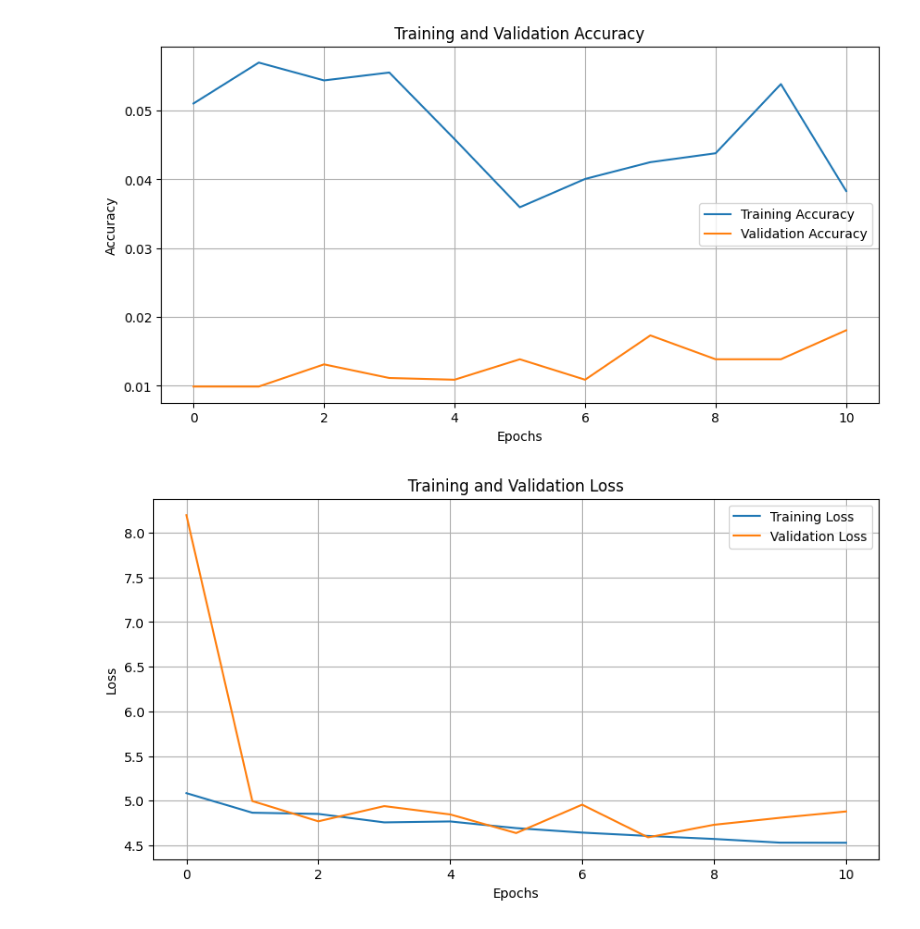
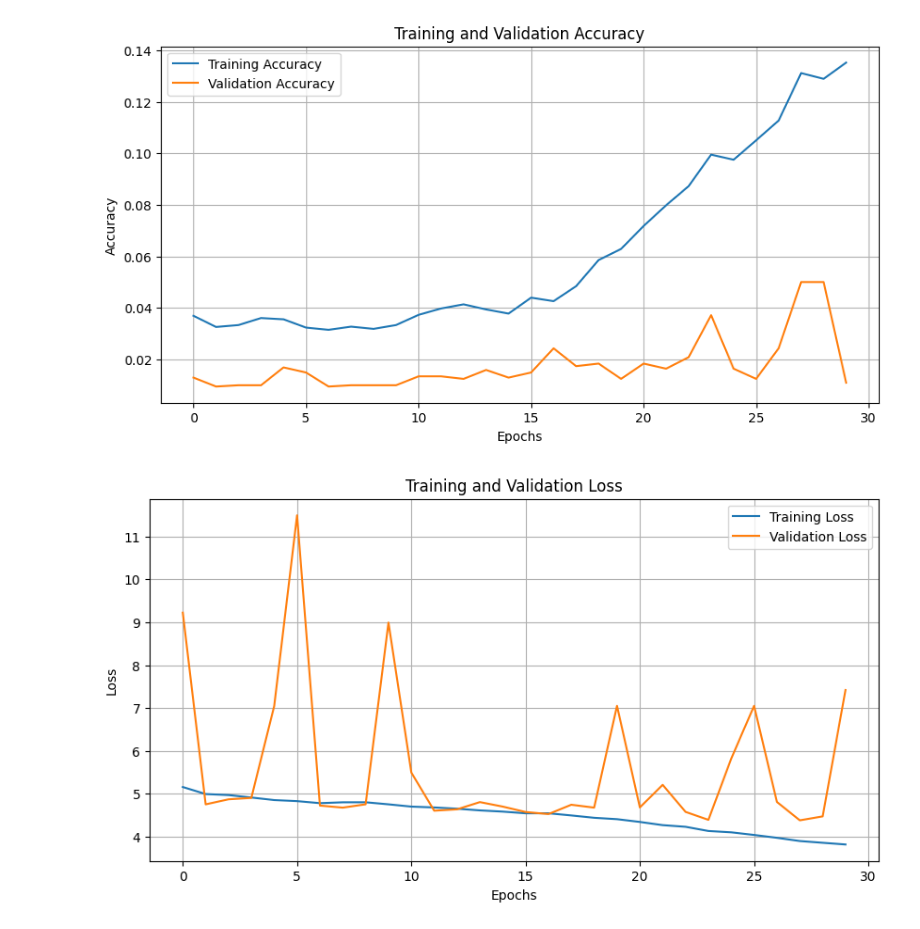
Before and after one commit to aiqbal34/ECS_174_FoodClassification, a Jupyter notebook: NN_Tuned.ipynb, the cells around one changed output. Cells and saved outputs as stored; diff of their text form; code cells hidden in the pictures.

```diff
--- a/NN_Tuned.ipynb
+++ b/NN_Tuned.ipynb
@@ -73,12 +73,12 @@ def load_and_preprocess_images(image_paths, target_size=(224, 224)):
 train_image_paths, train_labels = load_data(
     '/Users/aariziqbal/Desktop/Homework/ECS_174/project/ECS_174_FoodClassification/food-101/meta/train.txt',
     '/Users/aariziqbal/Desktop/Homework/ECS_174/project/ECS_174_FoodClassification/food-101/images',
-    max_per_class=130  # Take at most 50 images per class
+    max_per_class=80  # Take at most 50 images per class
 )
 test_image_paths, test_labels = load_data(
     '/Users/aariziqbal/Desktop/Homework/ECS_174/project/ECS_174_FoodClassification/food-101/meta/test.txt',
     '/Users/aariziqbal/Desktop/Homework/ECS_174/project/ECS_174_FoodClassification/food-101/images',
-    max_per_class=40  # Take at most 20 images per class
+    max_per_class=20  # Take at most 20 images per class
 )
 
 # Encode labels
@@ -87,7 +87,7 @@ train_labels_encoded = label_encoder.fit_transform(train_labels)
 test_labels_encoded = label_encoder.transform(test_labels)
 
 # Preprocess images
-print('train_image_paths:', train_image_paths)
+#print('train_image_paths:', train_image_paths)
 train_images = load_and_preprocess_images(train_image_paths)
 test_images = load_and_preprocess_images(test_image_paths)
 
@@ -171,8 +187,6 @@ def create_model():
 model = create_model()
 
 # Define callbacks
-early_stopping = callbacks.EarlyStopping(monitor='val_loss', patience=3, restore_best_weights=True)
-reduce_lr = callbacks.ReduceLROnPlateau(monitor='val_loss', factor=0.5, patience=2)
 
 model.compile(
     optimizer=optimizers.AdamW(learning_rate=0.001),
@@ -185,7 +199,6 @@ history_improved = model.fit(
     train_dataset,
     validation_data=test_dataset,
     epochs=30,
-    callbacks=[early_stopping, reduce_lr]
 )
 
 # Save training history
@@ -236,2 +249,2 @@ Epoch 11/30
-[figure, old version]
+[figure, new version]
-[figure, old version]
+[figure, new version]
```
Also changed, not shown: parts of 2 cells of this notebook.
